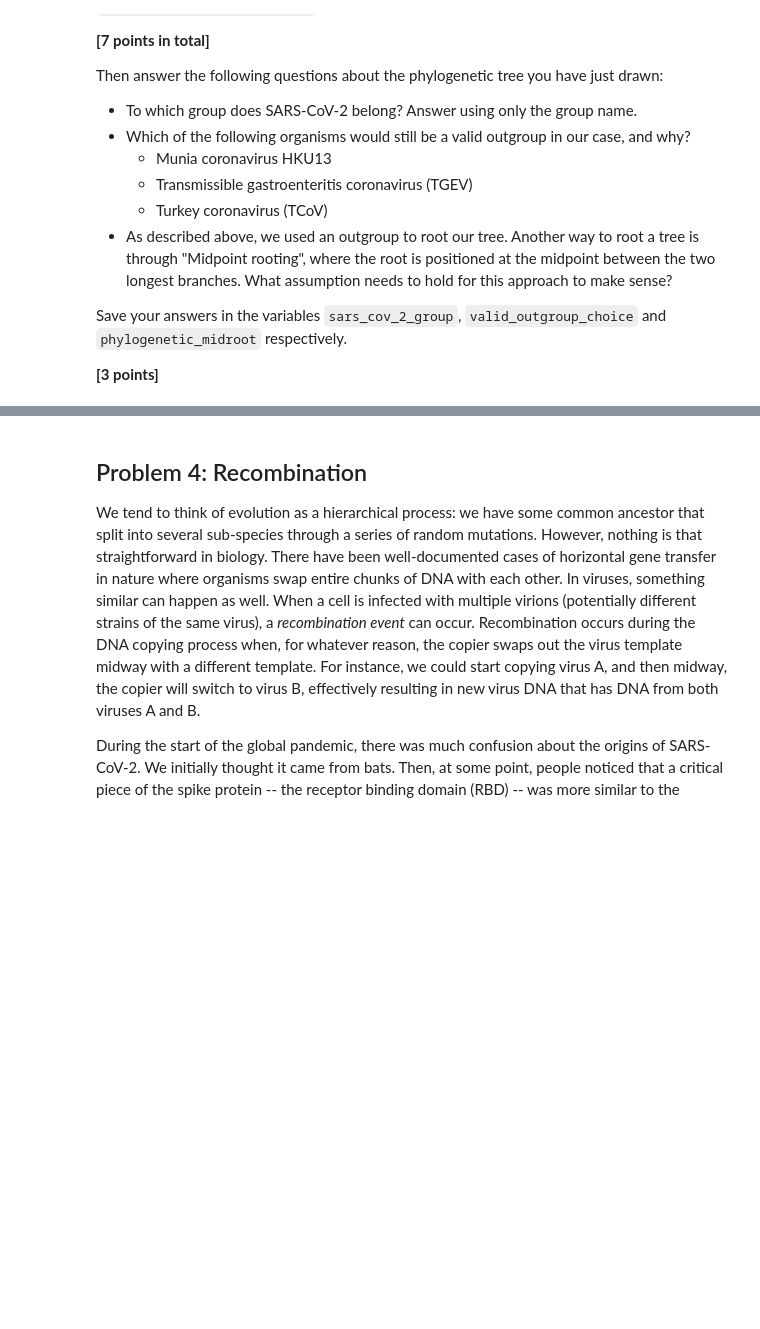
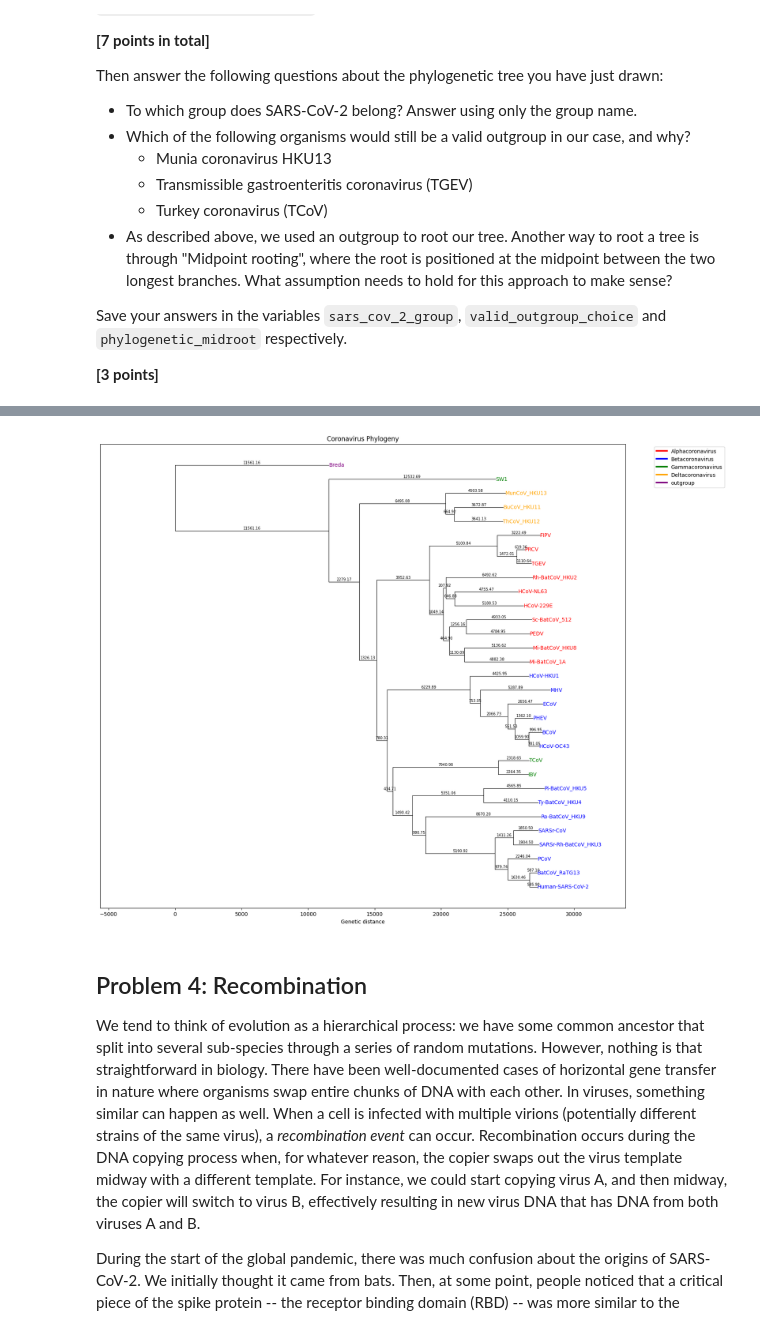
Before and after one commit to z5547586rhonda/assign_phylo, a Jupyter notebook: phylo_workbook.ipynb, the cells around one changed output, grey strips where cells are left out. Cells and saved outputs as stored; diff of their text form; code cells hidden in the pictures; blank space fills up the shorter version.

```diff
--- a/phylo_workbook.ipynb
+++ b/phylo_workbook.ipynb
@@ -451,0 +619,40 @@ phylogenetic_midroot = """What assumption needs to hold for the midpoint rooting
+# %%
+# (d): plotting
+import matplotlib.pyplot as plt
+from matplotlib.lines import Line2D
+
+group_colors = {
+    "Alphacoronavirus": "red",
+    "Betacoronavirus": "blue",
+    "Gammacoronavirus": "green",
+    "Deltacoronavirus": "orange",
+    "outgroup": "purple",
+    "Unknown": "gray"
+}
+
+# plot the rerooted and sorted tree
+fig, ax = plt.subplots(figsize=(18, 16))
+
+plot_nj_tree(rooted_tree, ax)
+
+# colour the virus labels
+for text in ax.texts:
+    name = text.get_text()
+
+    if name in taxonomy_groups:
+        group = taxonomy_groups[name]
+        text.set_color(group_colors[group])
+
+legend_items = []
+for group, color in group_colors.items():
+    if group != "Unknown":
+        legend_items.append(Line2D([0], [0], color=color, linewidth=3, label=group))
+
+ax.legend(handles=legend_items, loc="upper left", bbox_to_anchor=(1.05, 1))
+
+ax.set_title("Coronavirus Phylogeny")
+ax.margins(x=0.2)
+plt.savefig('problem3.svg')
+plt.show()
+# %% [output]
+[figure, added]
```
Also changed, not shown: parts of 12 cells of this notebook.
